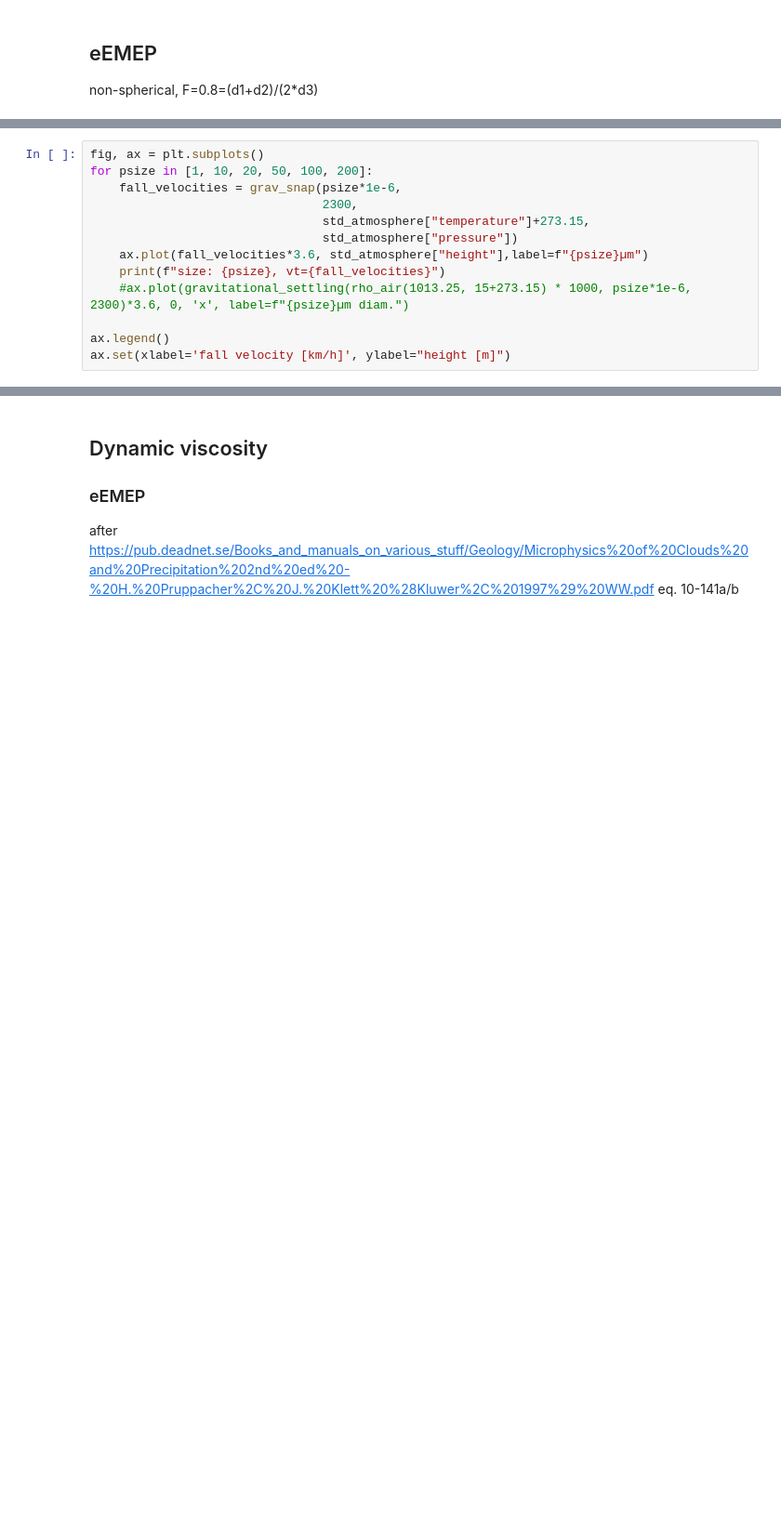
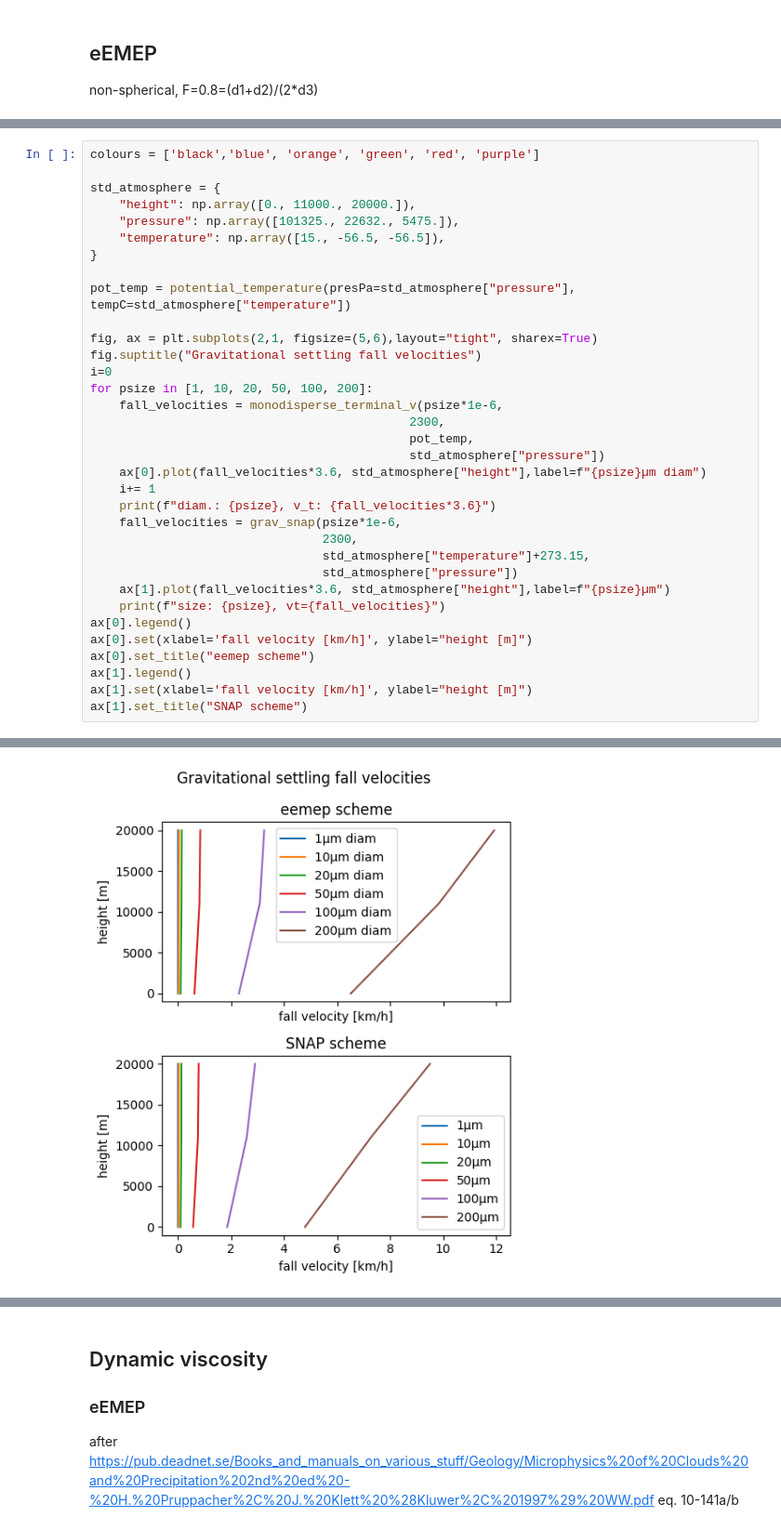
Before and after one commit to metno/snap, a Jupyter notebook: src/processes/grav_settling.ipynb, the cells around one changed output, grey strips where cells are left out. Shown at 93% size. Saved outputs shown, nothing was run; the diff lists cells and outputs as text; blank space fills up the shorter version.

```diff
--- a/src/processes/grav_settling.ipynb
+++ b/src/processes/grav_settling.ipynb
@@ -341,16 +306,3 @@ def dry_dep_const_nu(diameter, density_p, temperature, pressure):
 
 #     vs = ro_part * diam * diam * grav * cslip / (18*my)
 #     return vs
-# %%
-fig, ax = plt.subplots()
-for psize in [1, 10, 20, 50, 100, 200]:
-    fall_velocities = grav_snap(psize*1e-6,
-                                2300,
-                                std_atmosphere["temperature"]+273.15,
-                                std_atmosphere["pressure"])
-    ax.plot(fall_velocities*3.6, std_atmosphere["height"],label=f"{psize}µm")
-    print(f"size: {psize}, vt={fall_velocities}")
-    #ax.plot(gravitational_settling(rho_air(1013.25, 15+273.15) * 1000, psize*1e-6, 2300)*3.6, 0, 'x', label=f"{psize}µm diam.")
-
-ax.legend()
-ax.set(xlabel='fall velocity [km/h]', ylabel="height [m]")
@@ -365,0 +311,35 @@ size: 200, vt=[1.33089647 2.0227082  2.64088256]
+# %%
+colours = ['black','blue', 'orange', 'green', 'red', 'purple']
+
+std_atmosphere = {
+    "height": np.array([0., 11000., 20000.]),
+    "pressure": np.array([101325., 22632., 5475.]),
+    "temperature": np.array([15., -56.5, -56.5]),
+}
+
+pot_temp = potential_temperature(presPa=std_atmosphere["pressure"], tempC=std_atmosphere["temperature"])
+
+fig, ax = plt.subplots(2,1, figsize=(5,6),layout="tight", sharex=True)
+fig.suptitle("Gravitational settling fall velocities")
+i=0
+for psize in [1, 10, 20, 50, 100, 200]:
+    fall_velocities = monodisperse_terminal_v(psize*1e-6,
+                                            2300,
+                                            pot_temp,
+                                            std_atmosphere["pressure"])
+    ax[0].plot(fall_velocities*3.6, std_atmosphere["height"],label=f"{psize}µm diam")
+    i+= 1
+    print(f"diam.: {psize}, v_t: {fall_velocities*3.6}")
+    fall_velocities = grav_snap(psize*1e-6,
+                                2300,
+                                std_atmosphere["temperature"]+273.15,
+                                std_atmosphere["pressure"])
+    ax[1].plot(fall_velocities*3.6, std_atmosphere["height"],label=f"{psize}µm")
+    print(f"size: {psize}, vt={fall_velocities}")
+ax[0].legend()
+ax[0].set(xlabel='fall velocity [km/h]', ylabel="height [m]")
+ax[0].set_title("eemep scheme")
+ax[1].legend()
+ax[1].set(xlabel='fall velocity [km/h]', ylabel="height [m]")
+ax[1].set_title("SNAP scheme")
+# %% [output]
@@ -366 +364,2 @@ size: 200, vt=[1.33089647 2.0227082  2.64088256]
+[figure, added]
 # %% [markdown]
```
Also changed, not shown: parts of 19 cells of this notebook.
